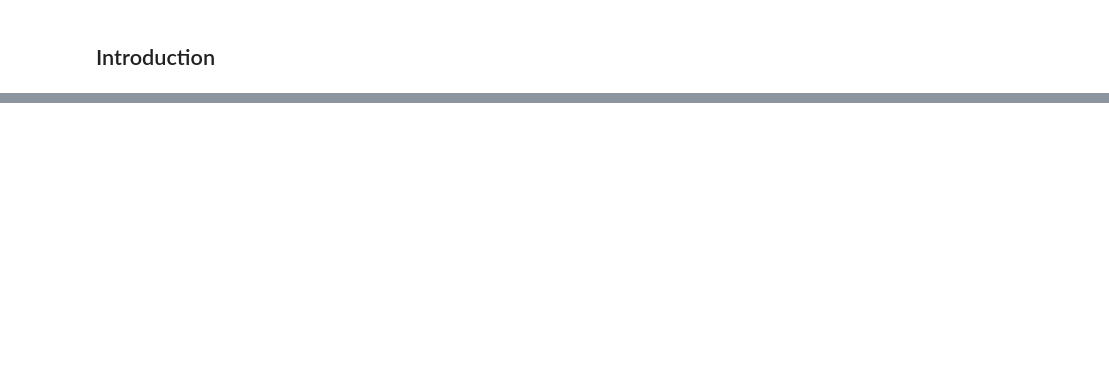
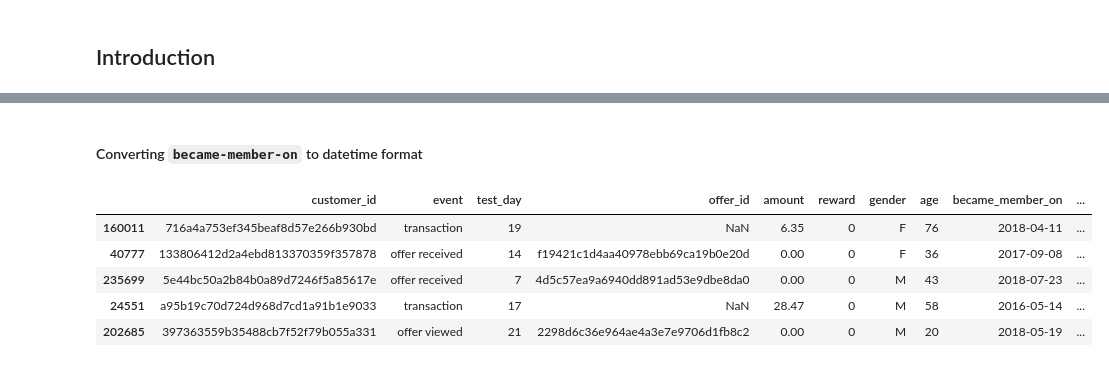
Before and after one commit to Shuniy/starbucks, a Jupyter notebook: Starbucks_Data_Analysis.ipynb, the cells around one changed output, grey strips where cells are left out. Drawn from its saved outputs; the diff is of its cells as text; code cells hidden in the pictures; blank space fills up the shorter version.

```diff
--- a/Starbucks_Data_Analysis.ipynb
+++ b/Starbucks_Data_Analysis.ipynb
@@ -611,0 +56,2 @@ ValueError: The truth value of an array with more than one element is ambiguous.
+# %% [markdown]
+#### Converting `became-member-on` to datetime format
@@ -611,0 +60,9 @@ ValueError: The truth value of an array with more than one element is ambiguous.
+# %%
+data.sample(5)
+# %% [output]
+|  | customer_id | event | test_day | offer_id | amount | reward | gender | age | became_member_on | ... |
+| 160011 | 716a4a753ef345beaf8d57e266b930bd | transaction | 19 | NaN | 6.35 | 0 | F | 76 | 2018-04-11 | ... |
+| 40777 | 133806412d2a4ebd813370359f357878 | offer received | 14 | f19421c1d4aa40978ebb69ca19b0e20d | 0.00 | 0 | F | 36 | 2017-09-08 | ... |
+| 235699 | 5e44bc50a2b84b0a89d7246f5a85617e | offer received | 7 | 4d5c57ea9a6940dd891ad53e9dbe8da0 | 0.00 | 0 | M | 43 | 2018-07-23 | ... |
+| 24551 | a95b19c70d724d968d7cd1a91b1e9033 | transaction | 17 | NaN | 28.47 | 0 | M | 58 | 2016-05-14 | ... |
+| 202685 | 397363559b35488cb7f52f79b055a331 | offer viewed | 21 | 2298d6c36e964ae4a3e7e9706d1fb8c2 | 0.00 | 0 | M | 20 | 2018-05-19 | ... |
```
Also changed, not shown: parts of 117 cells of this notebook, 1 other file.
